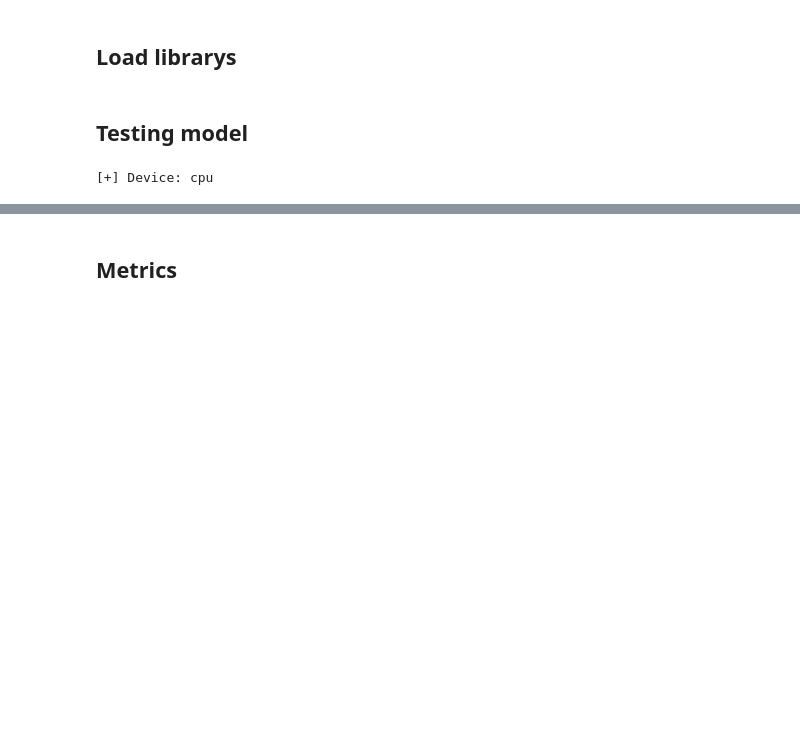
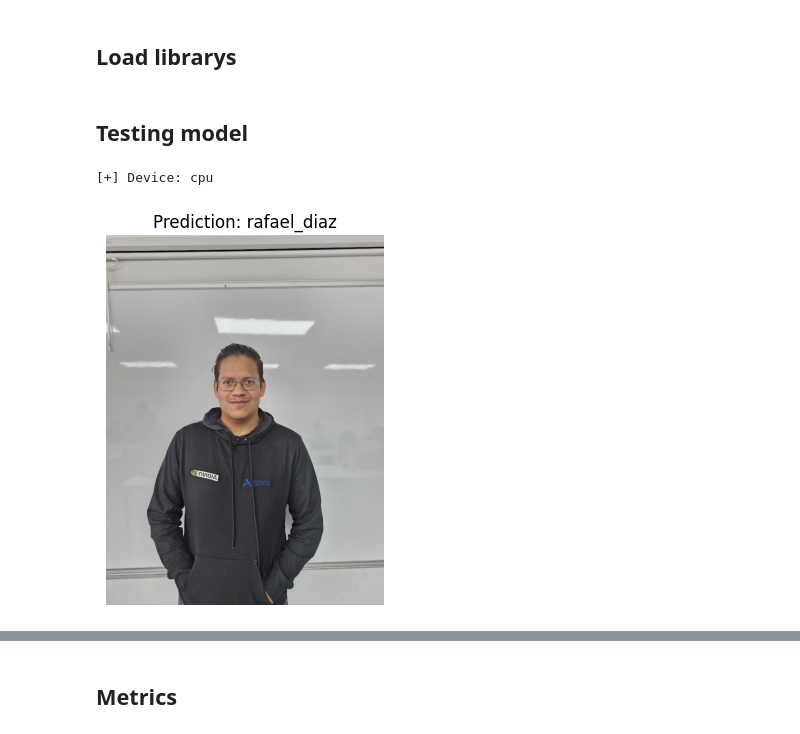
Before and after one commit to UrielMartinez21/Face-classification, a Jupyter notebook: notebooks/03_evaluation.ipynb, the cells around one changed output, grey strips where cells are left out. Cells and saved outputs as stored; diff of their text form; code cells hidden in the pictures; blank space fills up the shorter version.

```diff
--- a/notebooks/03_evaluation.ipynb
+++ b/notebooks/03_evaluation.ipynb
@@ -63,4 +63,28 @@ dataloaders = {
     x: DataLoader(image_datasets[x], batch_size=batch_size, shuffle=True if x == 'train' else False, num_workers=4)
     for x in ['train', 'val', 'test']
 }
+# %%
+image_path = os.path.join(os.getcwd(), '../', 'data', 'images', '20250109_083849.jpg')
+
+
+model_path = os.path.join(os.getcwd(), '../', 'src','models', 'face_class_model4.pth')
+class_names = os.listdir(os.path.join(os.getcwd(), '../', 'data', 'final', 'test'))
+
+# Load the image and preprocess it
+input_tensor = preprocess_image(image_path)
+
+# Load the model
+model = load_model(model_path, num_classes=len(class_names), device=device)
+
+# Get the prediction
+prediction = predict_image(model, input_tensor, class_names, device=device)
+
+# Show the image with Image by PIL
+image = Image.open(image_path)
+plt.imshow(image)
+plt.title(f"Prediction: {prediction}")
+plt.axis("off")
+plt.show()
+# %% [output]
+[figure, added]
 # %%
```
Also changed, not shown: parts of 12 cells of this notebook.
